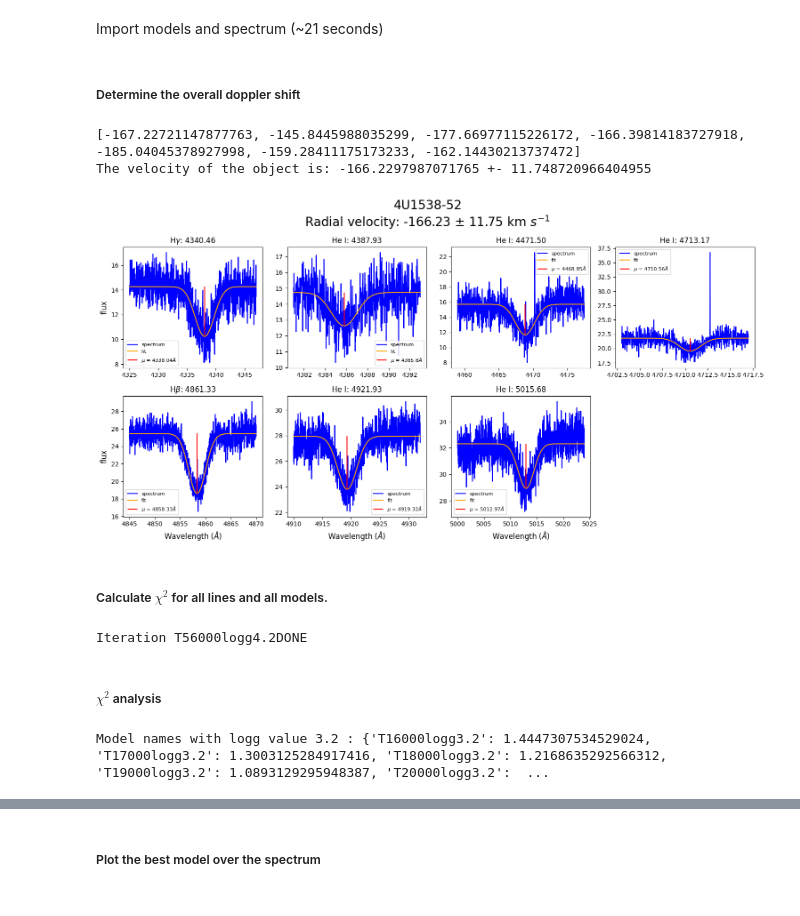
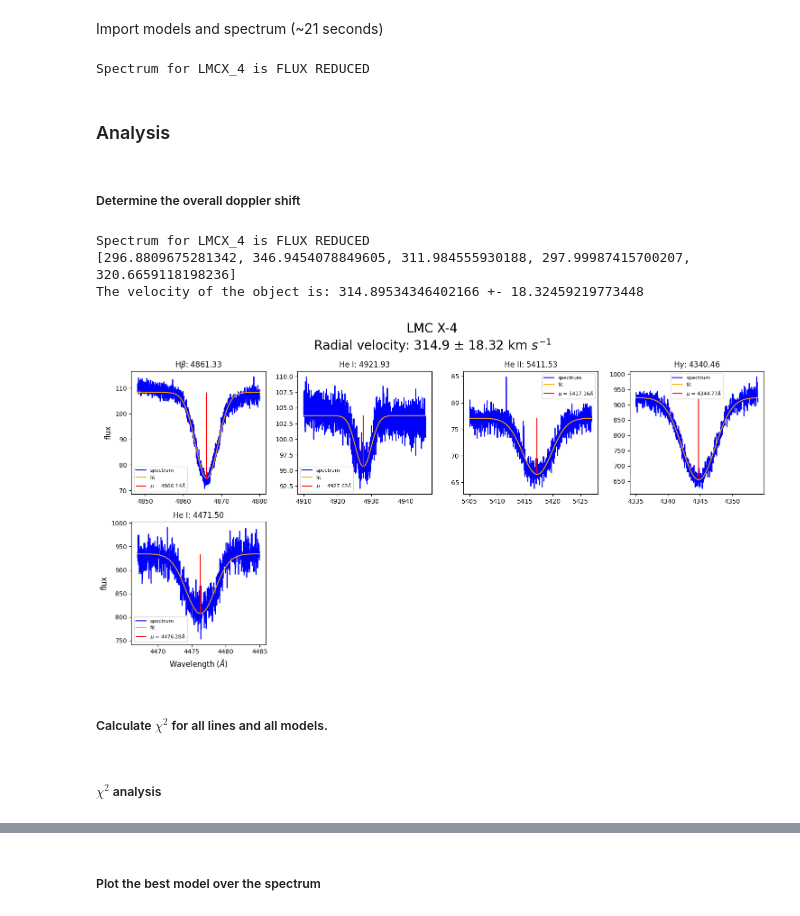
Before and after one commit to LvV210/MasterProject, a Jupyter notebook: ModelFitting/model_fit.ipynb, the cells around one changed output, grey strips where cells are left out. Saved outputs shown, nothing was run; the diff lists cells and outputs as text; code cells hidden in the pictures.

Commit message:
Did the grid search for 5 objects.

```diff
--- a/ModelFitting/model_fit.ipynb
+++ b/ModelFitting/model_fit.ipynb
@@ -21,14 +21,18 @@ from functions import import_spectra, extract_spectrum_within_range
 Import models and spectrum (~21 seconds)
 # %%
 # Import models for given galaxy
-models = import_models('Milkyway')
+models = import_models('LMC')
 # Import spectrum of given object
-spectra = import_spectra('4U1538_52')
+spectra = import_spectra('LMCX_4')
 
 # Name of object
-object_name = '4U1538-52'
+object_name = 'LMC X-4'
 # Distance to object
 distance = BailerJones().loc[BailerJones().id == object_name]['r_med_photogeo'].reset_index(drop=True).at[0]
+# Vsin(i) of object
+vsini_best = 240
+# %% [output]
+Spectrum for LMCX_4 is FLUX REDUCED
 # %%
 def select_spectrum(spectra: list, central_wav: float)->tuple:
     """
@@ -157,8 +200,8 @@ def determine_doppler_shift(spectra: list, lines: dict, guassian: callable, plot
 
         # Initial guess for the parameters
         initial_guess = [line[0] - lines['Doppler_guess'], # mu
-                        max(flux)/min(flux), # amplitude
-                        (max(wav_line) - min(wav_line)) / 4, # stddev
+                        -max(flux)/min(flux), # amplitude
+                        (max(wav_line) - min(wav_line)) / 3, # stddev
                         np.mean(flux_cont)] # continuum height
 
         # Fit the data
@@ -337,32 +469,24 @@ def plot_best_model(spectra: list, models:dict, lines:dict, best_model:str)->Non
     plt.show()
 
     return
+# %% [markdown]
+### Analysis
+# %%
+SNR = SignalToNoise(object_name)
+spectral_lines = lines(object_name)
 # %% [markdown]
 ##### Determine the overall doppler shift
 # %%
-doppler_shifts = determine_doppler_shift(spectra, _4U1538_52, gaussian, True)
+doppler_shifts = determine_doppler_shift(spectra, spectral_lines, gaussian, True)
 # %% [output]
-[-167.22721147877763, -145.8445988035299, -177.66977115226172, -166.39814183727918, -185.04045378927998, -159.28411175173233, -162.14430213737472]
-The velocity of the object is: -166.2297987071765 +- 11.748720966404955
+Spectrum for LMCX_4 is FLUX REDUCED
+[296.8809675281342, 346.9454078849605, 311.984555930188, 297.99987415700207, 320.6659118198236]
+The velocity of the object is: 314.89534346402166 +- 18.32459219773448
-[figure, old version]
+[figure, new version]
 # %% [markdown]
 ##### Calculate $\chi^{2}$ for all lines and all models.
 # %%
-chi2 = chi_squared_for_all_models(spectra, models, _4U1538_52, SNR=9, vrad=-166.2297987071765, vsini=180.)
+chi2, chi2_perline = chi_squared_for_all_models2(spectra, models, spectral_lines, SNR=SNR, vrad=np.mean(doppler_shifts), vsini=200.)
-# %% [output]
-Iteration T56000logg4.2DONE
 # %% [markdown]
 ##### $\chi^{2}$ analysis
-# %%
-# Define the desired logg value for filtering
-desired_logg = 3.2
-
-# Filter the model names based on the logg value
-filtered_models_dict = {model_name: model_description for model_name, model_description in chi2.items()
-                        if extract_temperature_and_gravity(model_name)[1] == desired_logg}
-
-# Print the filtered model names
-print("Model names with logg value", desired_logg, ":", filtered_models_dict)
-# %% [output]
-Model names with logg value 3.2 : {'T16000logg3.2': 1.4447307534529024, 'T17000logg3.2': 1.3003125284917416, 'T18000logg3.2': 1.2168635292566312, 'T19000logg3.2': 1.0893129295948387, 'T20000logg3.2':  ...
 # %%
```
Also changed, not shown: parts of 16 cells of this notebook, 29 other files.
